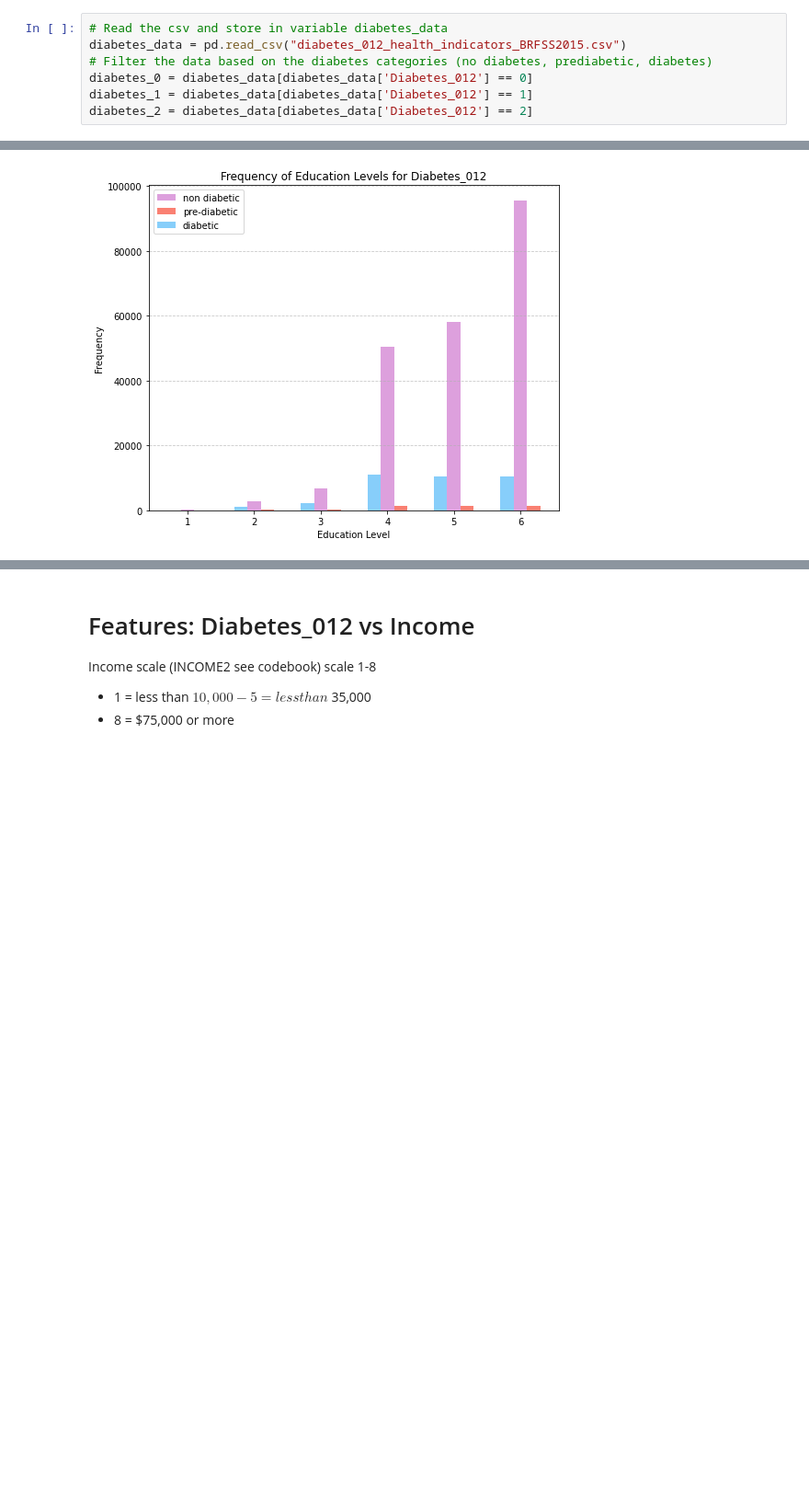
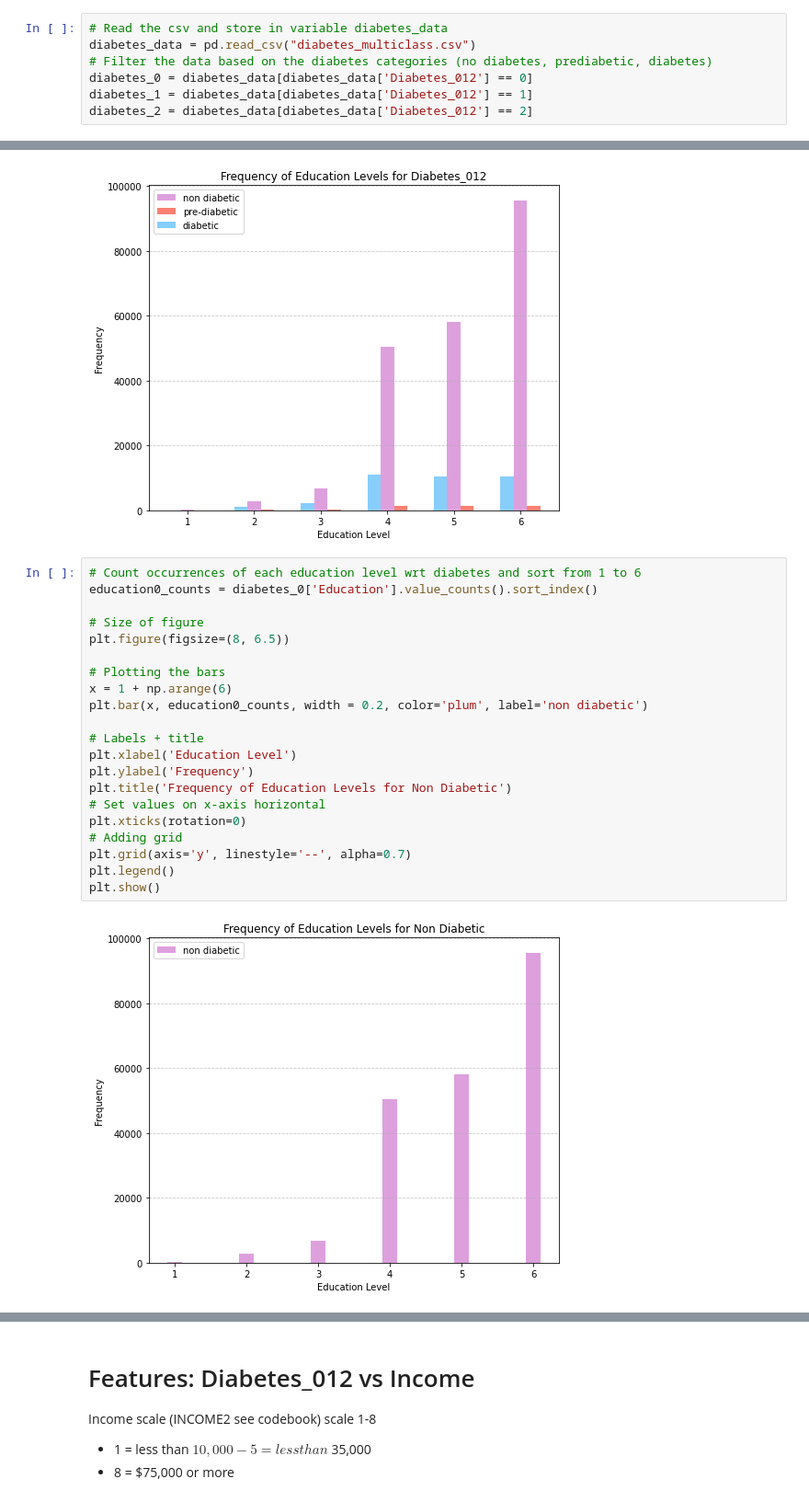
Before and after one commit to einavrobyncohen/ML-92, a Jupyter notebook: Visualization_diabetes_socioeconomic.ipynb, the cells around one changed output, grey strips where cells are left out. Shown at 92% size. Cells and saved outputs as stored; diff of their text form; blank space fills up the shorter version.

Commit message:
added each type of diabetic as single bar chart

```diff
--- a/Visualization_diabetes_socioeconomic.ipynb
+++ b/Visualization_diabetes_socioeconomic.ipynb
@@ -10,7 +10,7 @@ import matplotlib.pyplot as plt
 - 2 = diabetes
 # %%
 # Read the csv and store in variable diabetes_data
-diabetes_data = pd.read_csv("diabetes_012_health_indicators_BRFSS2015.csv")
+diabetes_data = pd.read_csv("diabetes_multiclass.csv")
 # Filter the data based on the diabetes categories (no diabetes, prediabetic, diabetes)
 diabetes_0 = diabetes_data[diabetes_data['Diabetes_012'] == 0]
 diabetes_1 = diabetes_data[diabetes_data['Diabetes_012'] == 1]
@@ -51,3 +51,26 @@ plt.legend()
 plt.show()
 # %% [output]
 [figure]
+# %%
+# Count occurrences of each education level wrt diabetes and sort from 1 to 6
+education0_counts = diabetes_0['Education'].value_counts().sort_index()
+
+# Size of figure
+plt.figure(figsize=(8, 6.5))
+
+# Plotting the bars
+x = 1 + np.arange(6)
+plt.bar(x, education0_counts, width = 0.2, color='plum', label='non diabetic')
+
+# Labels + title
+plt.xlabel('Education Level')
+plt.ylabel('Frequency')
+plt.title('Frequency of Education Levels for Non Diabetic')
+# Set values on x-axis horizontal
+plt.xticks(rotation=0)
+# Adding grid
+plt.grid(axis='y', linestyle='--', alpha=0.7)
+plt.legend()
+plt.show()
+# %% [output]
+[figure, added]
```
Also changed, not shown: parts of 2 cells of this notebook.
